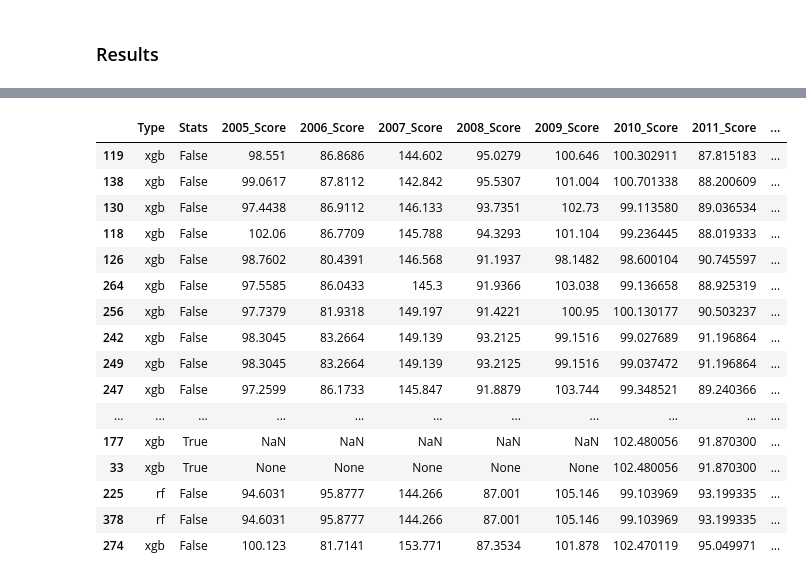
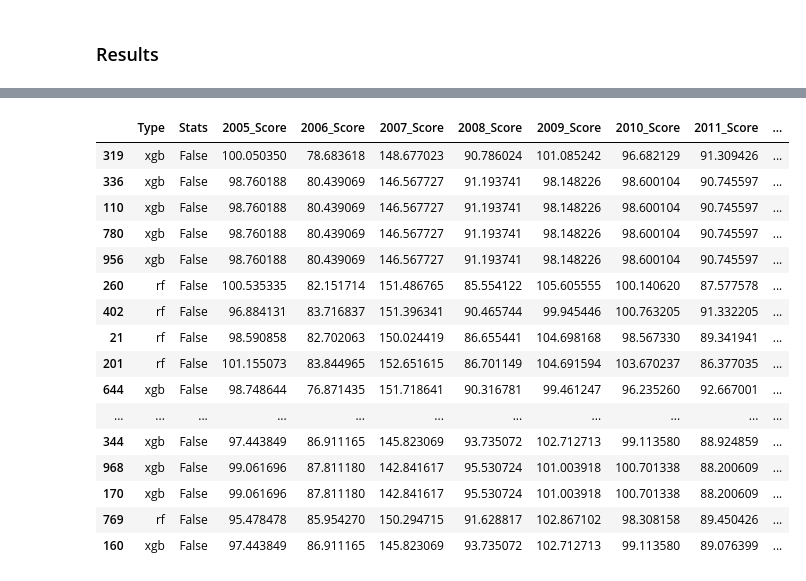
Before and after one commit to taylormerry/2021-March-Madness, a Jupyter notebook: W2.2_ModelBuilding_Spread.ipynb, the cells around one changed output, grey strips where cells are left out. Drawn from its saved outputs; the diff is of its cells as text; code cells hidden in the pictures.

Commit message:
finished womens spread model

```diff
--- a/W2.2_ModelBuilding_Spread.ipynb
+++ b/W2.2_ModelBuilding_Spread.ipynb
@@ -180,8 +180,8 @@ def train_random_forest(stats):
 # %%
 # XGBoost parameters
 etas = [0.03, 0.1, 0.3, 1, 3, 10]
-xgb_max_depths = [1, 2, 3, 4, 5, 6, 9, 12, 15]
-min_child_weights = [1, 4, 5, 6, 7, 10]
+xgb_max_depths = [1, 2, 3, 4]
+min_child_weights = [4, 5, 6, 7, 8, 9, 10]
 gammas = [0.01, 0.03, 0.1, 0.3, 1, 3, 10]
 subsamples = [0.6, 0.7, 0.8, 0.9, 1]
 lambdas = [0.3, 1, 3, 10, 30, 30, 100, 100, 300, 1000, 3000]
@@ -202,7 +202,7 @@ def train_xgboost(stats):
         y = y_no_stats
 
     # fit 100 models
-    for i in tqdm(range(50)):
+    for i in tqdm(range(100)):
 
         # randomly generate XGBoost params
         xgb_params = {'eta': etas[random.randint(0, len(etas) - 1)],
@@ -276,11 +276,11 @@ def train_xgboost(stats):
 ### Results
 # %%
 # train the models
-rf_results = train_random_forest(True)
-xgb_results = train_xgboost(True)
+#rf_results = train_random_forest(True)
+#xgb_results = train_xgboost(True)
 rf_results2 = train_random_forest(False)
 xgb_results2 = train_xgboost(False)
-final_results = pd.concat([rf_results, xgb_results, rf_results2, xgb_results2], ignore_index = True)
+final_results = pd.concat([rf_results2, xgb_results2], ignore_index = True)
 # %%
 prev_results = pd.read_csv('mydata/womens/training_results_spread.csv').drop(columns = ['Avg_Score', 'Kaggle_Score'])
 prev_results.head()
@@ -297,14 +297,18 @@ final_results = pd.concat([final_results, prev_results], ignore_index = True)
 # calculate percentiles of scores in relation to other models
 score_cols = []
 kaggle_cols = []
+all_cols = []
 for col in final_results.columns:
     if col.endswith("Score") and not col.startswith('A') and not col.startswith('K') and int(col.split('_')[0]) > 2009:
         score_cols.append(col)
     if col.endswith("Score") and not col.startswith('A') and not col.startswith('K') and int(col.split('_')[0]) > 2014:
         kaggle_cols.append(col)
+    if col.endswith("Score") and not col.startswith('A') and not col.startswith('K'):
+        all_cols.append(col)
 # %%
 # calculate average score and average percentile
 final_results['Avg_Score'] = final_results[score_cols].mean(axis = 1)
+final_results['All_avg_Score'] = final_results[all_cols].mean(axis = 1)
 final_results['Kaggle_Score'] = final_results[kaggle_cols].mean(axis = 1)
 # %%
 # function to show params of given model by results row index
@@ -327,22 +331,22 @@ def features(row_index):
 # %%
 # print results
 pd.set_option('display.max_columns', None)
-final_results.drop(columns = ['Model', 'Model_Coef']).sort_values(by = ['Avg_Score'], ascending = True).head(50)
+final_results.drop(columns = ['Model', 'Model_Coef']).sort_values(by = ['All_avg_Score'], ascending = True).head(50)
 # %% [output]
 |  | Type | Stats | 2005_Score | 2006_Score | 2007_Score | 2008_Score | 2009_Score | 2010_Score | 2011_Score | ... |
-| 119 | xgb | False | 98.551 | 86.8686 | 144.602 | 95.0279 | 100.646 | 100.302911 | 87.815183 | ... |
-| 138 | xgb | False | 99.0617 | 87.8112 | 142.842 | 95.5307 | 101.004 | 100.701338 | 88.200609 | ... |
-| 130 | xgb | False | 97.4438 | 86.9112 | 146.133 | 93.7351 | 102.73 | 99.113580 | 89.036534 | ... |
-| 118 | xgb | False | 102.06 | 86.7709 | 145.788 | 94.3293 | 101.104 | 99.236445 | 88.019333 | ... |
-| 126 | xgb | False | 98.7602 | 80.4391 | 146.568 | 91.1937 | 98.1482 | 98.600104 | 90.745597 | ... |
-| 264 | xgb | False | 97.5585 | 86.0433 | 145.3 | 91.9366 | 103.038 | 99.136658 | 88.925319 | ... |
-| 256 | xgb | False | 97.7379 | 81.9318 | 149.197 | 91.4221 | 100.95 | 100.130177 | 90.503237 | ... |
-| 242 | xgb | False | 98.3045 | 83.2664 | 149.139 | 93.2125 | 99.1516 | 99.027689 | 91.196864 | ... |
-| 249 | xgb | False | 98.3045 | 83.2664 | 149.139 | 93.2125 | 99.1516 | 99.037472 | 91.196864 | ... |
-| 247 | xgb | False | 97.2599 | 86.1733 | 145.847 | 91.8879 | 103.744 | 99.348521 | 89.240366 | ... |
+| 319 | xgb | False | 100.050350 | 78.683618 | 148.677023 | 90.786024 | 101.085242 | 96.682129 | 91.309426 | ... |
+| 336 | xgb | False | 98.760188 | 80.439069 | 146.567727 | 91.193741 | 98.148226 | 98.600104 | 90.745597 | ... |
+| 110 | xgb | False | 98.760188 | 80.439069 | 146.567727 | 91.193741 | 98.148226 | 98.600104 | 90.745597 | ... |
+| 780 | xgb | False | 98.760188 | 80.439069 | 146.567727 | 91.193741 | 98.148226 | 98.600104 | 90.745597 | ... |
+| 956 | xgb | False | 98.760188 | 80.439069 | 146.567727 | 91.193741 | 98.148226 | 98.600104 | 90.745597 | ... |
+| 260 | rf | False | 100.535335 | 82.151714 | 151.486765 | 85.554122 | 105.605555 | 100.140620 | 87.577578 | ... |
+| 402 | rf | False | 96.884131 | 83.716837 | 151.396341 | 90.465744 | 99.945446 | 100.763205 | 91.332205 | ... |
+| 21 | rf | False | 98.590858 | 82.702063 | 150.024419 | 86.655441 | 104.698168 | 98.567330 | 89.341941 | ... |
+| 201 | rf | False | 101.155073 | 83.844965 | 152.651615 | 86.701149 | 104.691594 | 103.670237 | 86.377035 | ... |
+| 644 | xgb | False | 98.748644 | 76.871435 | 151.718641 | 90.316781 | 99.461247 | 96.235260 | 92.667001 | ... |
 | ... | ... | ... | ... | ... | ... | ... | ... | ... | ... | ... |
-| 177 | xgb | True | NaN | NaN | NaN | NaN | NaN | 102.480056 | 91.870300 | ... |
-| 33 | xgb | True | None | None | None | None | None | 102.480056 | 91.870300 | ... |
-| 225 | rf | False | 94.6031 | 95.8777 | 144.266 | 87.001 | 105.146 | 99.103969 | 93.199335 | ... |
-| 378 | rf | False | 94.6031 | 95.8777 | 144.266 | 87.001 | 105.146 | 99.103969 | 93.199335 | ... |
-| 274 | xgb | False | 100.123 | 81.7141 | 153.771 | 87.3534 | 101.878 | 102.470119 | 95.049971 | ... |
+| 344 | xgb | False | 97.443849 | 86.911165 | 145.823069 | 93.735072 | 102.712713 | 99.113580 | 88.924859 | ... |
+| 968 | xgb | False | 99.061696 | 87.811180 | 142.841617 | 95.530724 | 101.003918 | 100.701338 | 88.200609 | ... |
+| 170 | xgb | False | 99.061696 | 87.811180 | 142.841617 | 95.530724 | 101.003918 | 100.701338 | 88.200609 | ... |
+| 769 | rf | False | 95.478478 | 85.954270 | 150.294715 | 91.628817 | 102.867102 | 98.308158 | 89.450426 | ... |
+| 160 | xgb | False | 97.443849 | 86.911165 | 145.823069 | 93.735072 | 102.712713 | 99.113580 | 89.076399 | ... |
```
Also changed, not shown: parts of 10 cells of this notebook, 2 other files.
